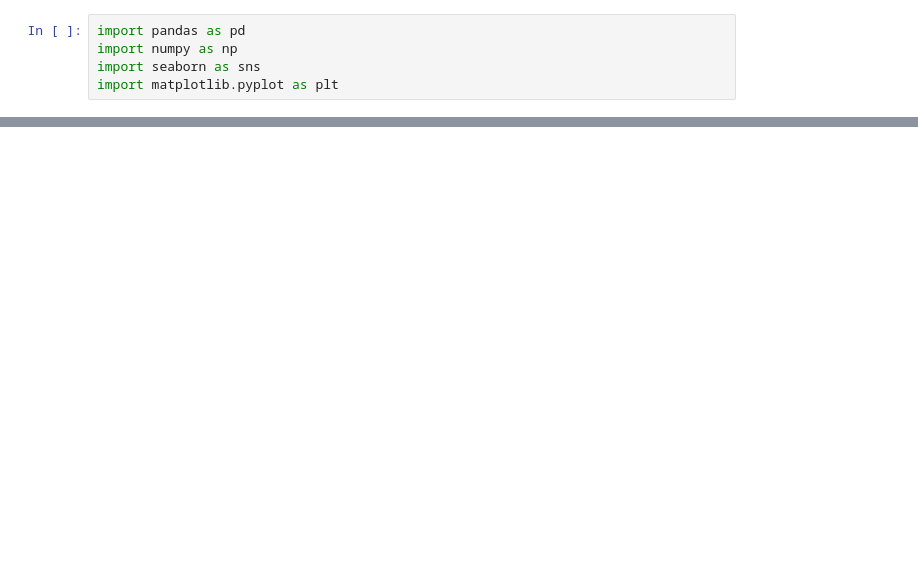
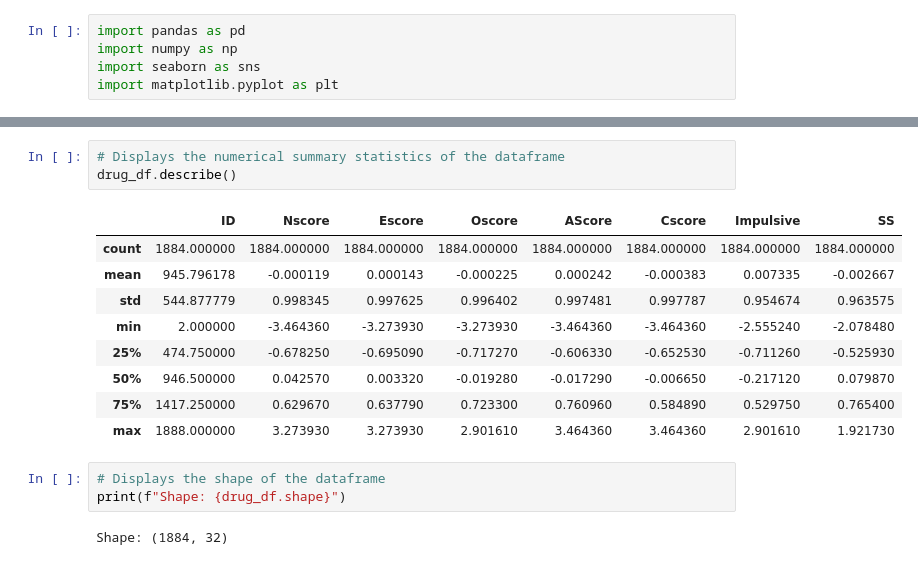
Before and after one commit to josephstar48/drug_consumption_analysis, a Jupyter notebook: notebooks/01_data_exploration.ipynb, the cells around one changed output, grey strips where cells are left out. Drawn from its saved outputs; the diff is of its cells as text; blank space fills up the shorter version.

```diff
--- a/notebooks/01_data_exploration.ipynb
+++ b/notebooks/01_data_exploration.ipynb
@@ -10,0 +40,18 @@ FileNotFoundError: [Errno 2] No such file or directory: 'data/raw/drug_consumpti
+# %%
+# Displays the numerical summary statistics of the dataframe
+drug_df.describe()
+# %% [output]
+|  | ID | Nscore | Escore | Oscore | AScore | Cscore | Impulsive | SS |
+| count | 1884.000000 | 1884.000000 | 1884.000000 | 1884.000000 | 1884.000000 | 1884.000000 | 1884.000000 | 1884.000000 |
+| mean | 945.796178 | -0.000119 | 0.000143 | -0.000225 | 0.000242 | -0.000383 | 0.007335 | -0.002667 |
+| std | 544.877779 | 0.998345 | 0.997625 | 0.996402 | 0.997481 | 0.997787 | 0.954674 | 0.963575 |
+| min | 2.000000 | -3.464360 | -3.273930 | -3.273930 | -3.464360 | -3.464360 | -2.555240 | -2.078480 |
+| 25% | 474.750000 | -0.678250 | -0.695090 | -0.717270 | -0.606330 | -0.652530 | -0.711260 | -0.525930 |
+| 50% | 946.500000 | 0.042570 | 0.003320 | -0.019280 | -0.017290 | -0.006650 | -0.217120 | 0.079870 |
+| 75% | 1417.250000 | 0.629670 | 0.637790 | 0.723300 | 0.760960 | 0.584890 | 0.529750 | 0.765400 |
+| max | 1888.000000 | 3.273930 | 3.273930 | 2.901610 | 3.464360 | 3.464360 | 2.901610 | 1.921730 |
+# %%
+# Displays the shape of the dataframe
+print(f"Shape: {drug_df.shape}")
+# %% [output]
+Shape: (1884, 32)
```
Also changed, not shown: parts of 4 cells of this notebook.
